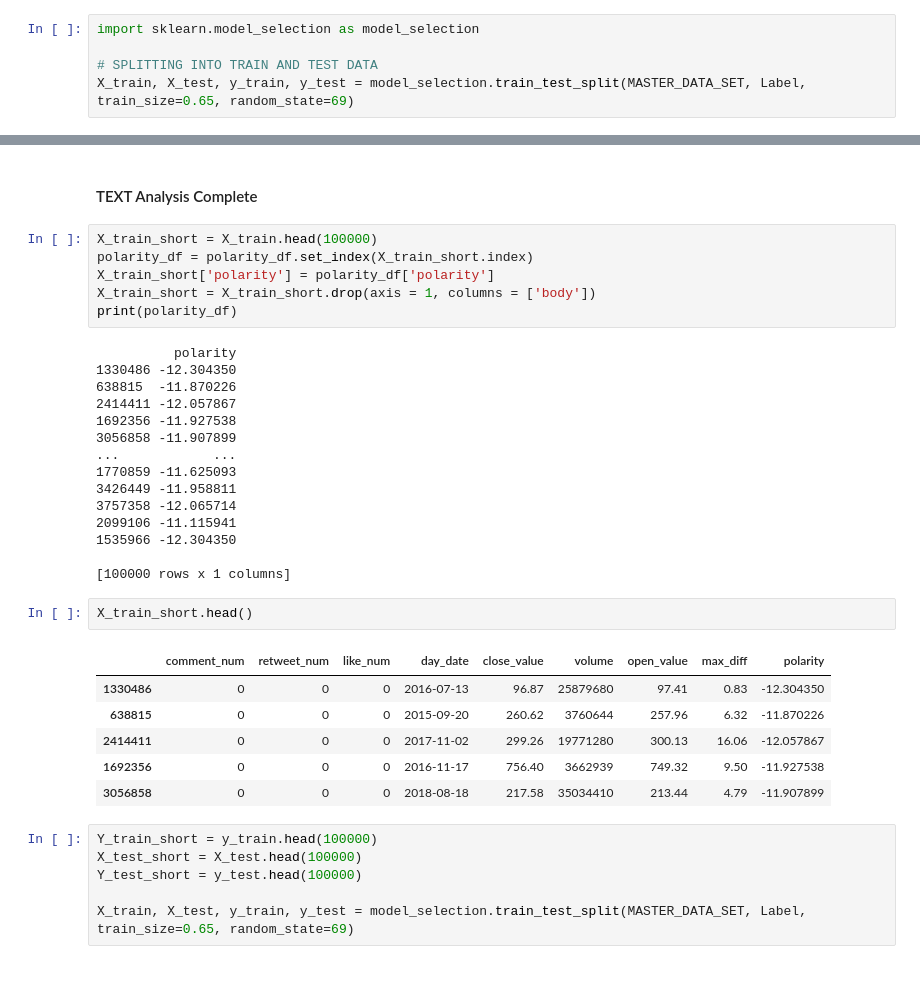
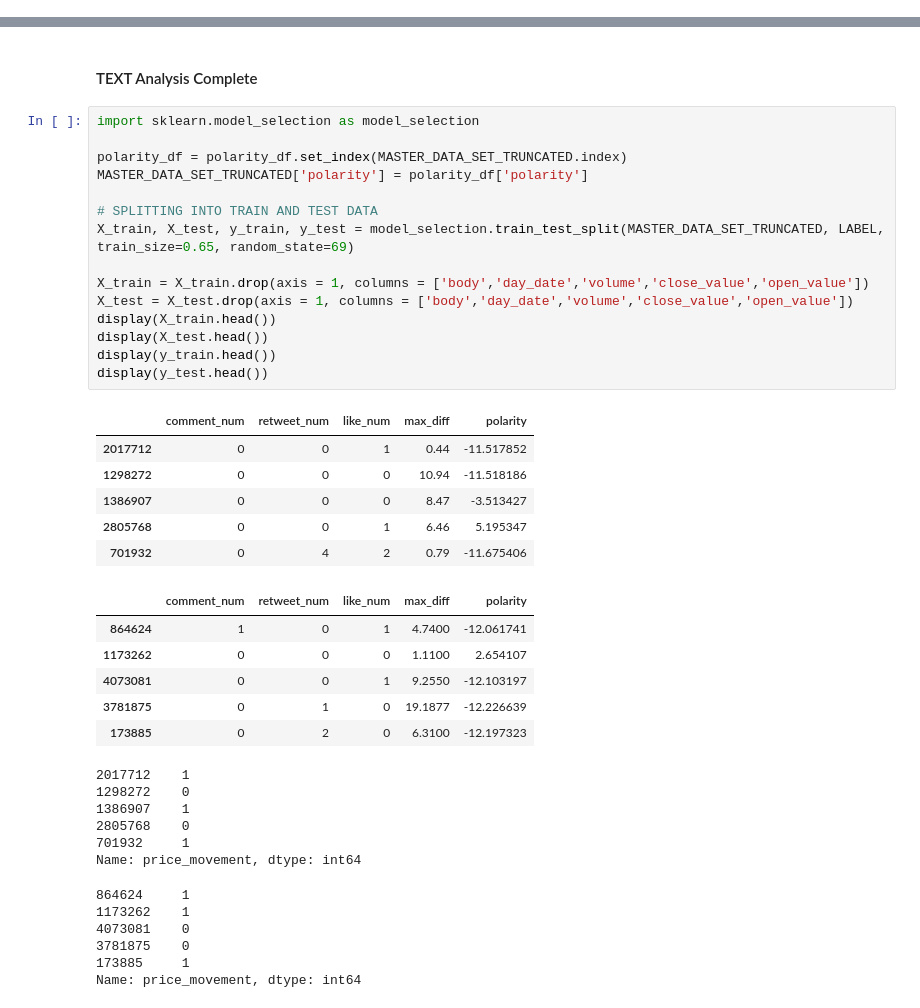
Before and after one commit to jasmeeetSingh/StockMovementPredictionBasedOnTweets, a Jupyter notebook: Data Exploration.ipynb, the cells around one changed output, grey strips where cells are left out. Saved outputs shown, nothing was run; the diff lists cells and outputs as text; blank space fills up the shorter version.

```diff
--- a/Data Exploration.ipynb
+++ b/Data Exploration.ipynb
@@ -173,8 +173,3 @@ dtypes: float64(3), int64(4), object(2)
 memory usage: 330.8+ MB
 # %% [markdown]
 ### Running FINBERT classifier
-# %%
-import sklearn.model_selection as model_selection
-
-# SPLITTING INTO TRAIN AND TEST DATA
-X_train, X_test, y_train, y_test = model_selection.train_test_split(MASTER_DATA_SET, Label, train_size=0.65, random_state=69)
@@ -231,39 +220,43 @@ polarity_df.describe()
 # %% [markdown]
 #### TEXT Analysis Complete
 # %%
-X_train_short = X_train.head(100000)
-polarity_df = polarity_df.set_index(X_train_short.index)
-X_train_short['polarity'] = polarity_df['polarity']
-X_train_short = X_train_short.drop(axis = 1, columns = ['body'])
-print(polarity_df)
+import sklearn.model_selection as model_selection
+
+polarity_df = polarity_df.set_index(MASTER_DATA_SET_TRUNCATED.index)
+MASTER_DATA_SET_TRUNCATED['polarity'] = polarity_df['polarity']
+
+# SPLITTING INTO TRAIN AND TEST DATA
+X_train, X_test, y_train, y_test = model_selection.train_test_split(MASTER_DATA_SET_TRUNCATED, LABEL, train_size=0.65, random_state=69)
+
+X_train = X_train.drop(axis = 1, columns = ['body','day_date','volume','close_value','open_value'])
+X_test = X_test.drop(axis = 1, columns = ['body','day_date','volume','close_value','open_value'])
+display(X_train.head())
+display(X_test.head())
+display(y_train.head())
+display(y_test.head())
 # %% [output]
+|  | comment_num | retweet_num | like_num | max_diff | polarity |
+| 2017712 | 0 | 0 | 1 | 0.44 | -11.517852 |
+| 1298272 | 0 | 0 | 0 | 10.94 | -11.518186 |
+| 1386907 | 0 | 0 | 0 | 8.47 | -3.513427 |
+| 2805768 | 0 | 0 | 1 | 6.46 | 5.195347 |
+| 701932 | 0 | 4 | 2 | 0.79 | -11.675406 |
+|  | comment_num | retweet_num | like_num | max_diff | polarity |
+| 864624 | 1 | 0 | 1 | 4.7400 | -12.061741 |
+| 1173262 | 0 | 0 | 0 | 1.1100 | 2.654107 |
+| 4073081 | 0 | 0 | 1 | 9.2550 | -12.103197 |
+| 3781875 | 0 | 1 | 0 | 19.1877 | -12.226639 |
+| 173885 | 0 | 2 | 0 | 6.3100 | -12.197323 |
-          polarity
-1330486 -12.304350
-638815  -11.870226
-2414411 -12.057867
-1692356 -11.927538
-3056858 -11.907899
-...            ...
-1770859 -11.625093
-3426449 -11.958811
-3757358 -12.065714
-2099106 -11.115941
-1535966 -12.304350
-
-[100000 rows x 1 columns]
+2017712    1
+1298272    0
+1386907    1
+2805768    0
+701932     1
+Name: price_movement, dtype: int64
+864624     1
+1173262    1
+4073081    0
+3781875    0
+173885     1
+Name: price_movement, dtype: int64
-# %%
-X_train_short.head()
-# %% [output]
-|  | comment_num | retweet_num | like_num | day_date | close_value | volume | open_value | max_diff | polarity |
-| 1330486 | 0 | 0 | 0 | 2016-07-13 | 96.87 | 25879680 | 97.41 | 0.83 | -12.304350 |
-| 638815 | 0 | 0 | 0 | 2015-09-20 | 260.62 | 3760644 | 257.96 | 6.32 | -11.870226 |
-| 2414411 | 0 | 0 | 0 | 2017-11-02 | 299.26 | 19771280 | 300.13 | 16.06 | -12.057867 |
-| 1692356 | 0 | 0 | 0 | 2016-11-17 | 756.40 | 3662939 | 749.32 | 9.50 | -11.927538 |
-| 3056858 | 0 | 0 | 0 | 2018-08-18 | 217.58 | 35034410 | 213.44 | 4.79 | -11.907899 |
-# %%
-Y_train_short = y_train.head(100000)
-X_test_short = X_test.head(100000)
-Y_test_short = y_test.head(100000)
-
-X_train, X_test, y_train, y_test = model_selection.train_test_split(MASTER_DATA_SET, Label, train_size=0.65, random_state=69)
 # %%
```
Also changed, not shown: parts of 11 cells of this notebook.
